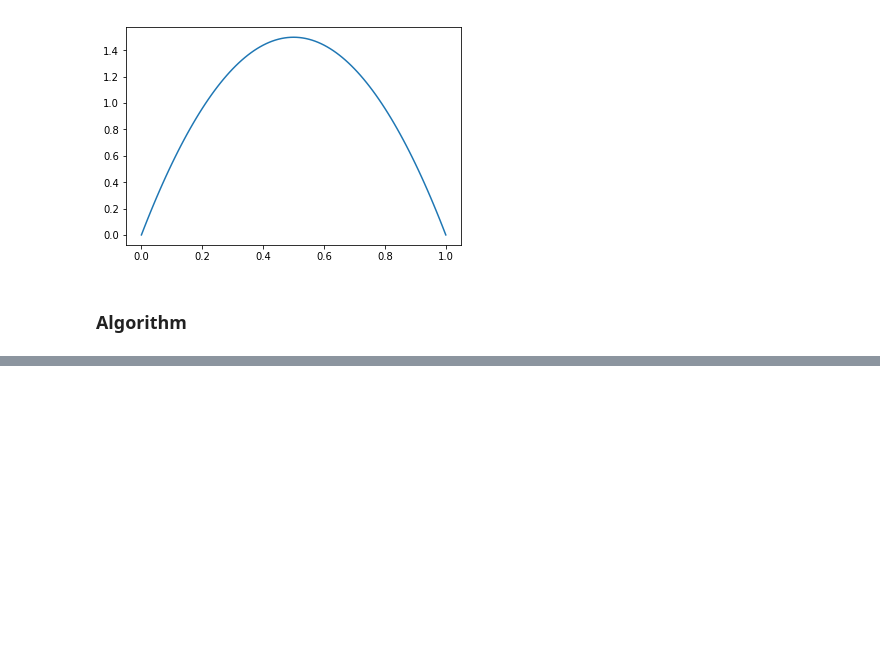
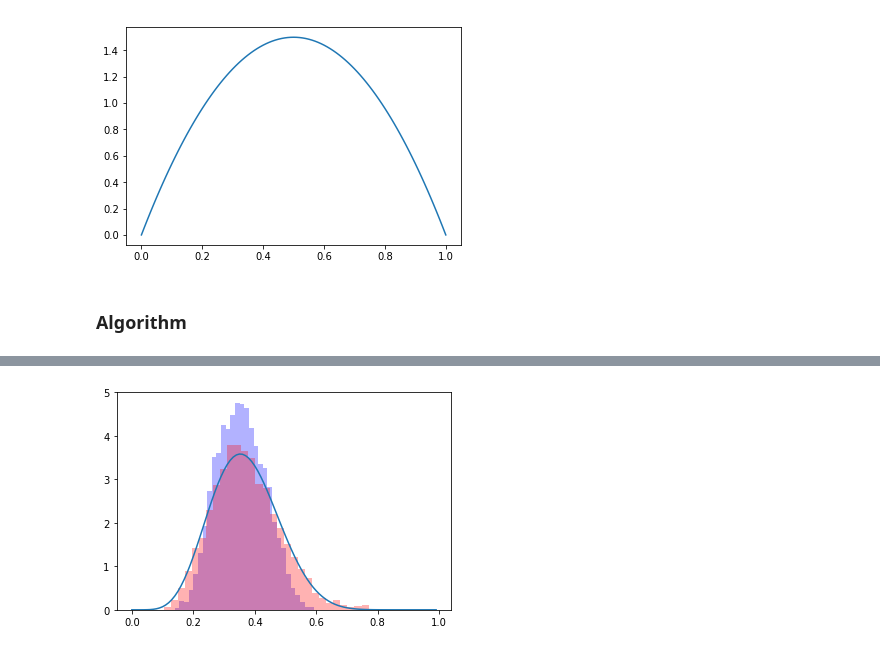
Before and after one commit to Cyianor/abc2018, a Jupyter notebook: project/ep_abc.ipynb, the cells around one changed output, grey strips where cells are left out. Drawn from its saved outputs; the diff is of its cells as text; code cells hidden in the pictures; blank space fills up the shorter version.

```diff
--- a/project/ep_abc.ipynb
+++ b/project/ep_abc.ipynb
@@ -56,0 +119,2 @@ for m in range(M):
+# %%
+ps_abc = ps
@@ -56,0 +123,27 @@ for m in range(M):
+# %%
+M = 10000    # Number of iterations
+sigma = 0.1  # Random walk std dev
+ps = np.zeros((M + 1,), dtype='float64')
+
+# Transform to unbounded space
+ps[0] = -np.log(1. / stats.beta(2, 2).rvs() - 1.)
+
+for m in range(M):
+    if m % 1000 == 0:
+        print(m)
+
+    pnew = ps[m] + sigma * np.random.randn()
+
+    lacc = np.sum(stats.binom.logpmf(data, 3, logistic(pnew))) + \
+        stats.beta(2, 2).logpdf(logistic(pnew)) + \
+        loglogistic(pnew) + np.log(1 - logistic(pnew)) - \
+        (np.sum(stats.binom.logpmf(data, 3, logistic(ps[m]))) + \
+         stats.beta(2, 2).logpdf(logistic(ps[m])) + \
+         loglogistic(ps[m]) + np.log(1 - logistic(ps[m])))
+
+    # Metropolis-Hastings acceptance step
+    h = min(1, np.exp(lacc))
+    if np.random.rand() <= h:
+        ps[m + 1] = pnew
+    else:
+        ps[m + 1] = ps[m]
@@ -56,0 +161,11 @@ for m in range(M):
+# %%
+ps_mh = ps
+# %%
+xs = np.arange(0., 1., 1e-2)
+ys = stats.beta(2 + np.sum(data), 2 + np.sum(3 - data)).pdf(xs)
+plt.plot(xs, ys)
+
+plt.hist(logistic(ps_abc), bins=30, density=True, alpha=0.3, color='b')
+plt.hist(logistic(ps_mh), bins=30, density=True, alpha=0.3, color='r');
+# %% [output]
+[figure, added]
```
Also changed, not shown: parts of 14 cells of this notebook, 4 other files.
